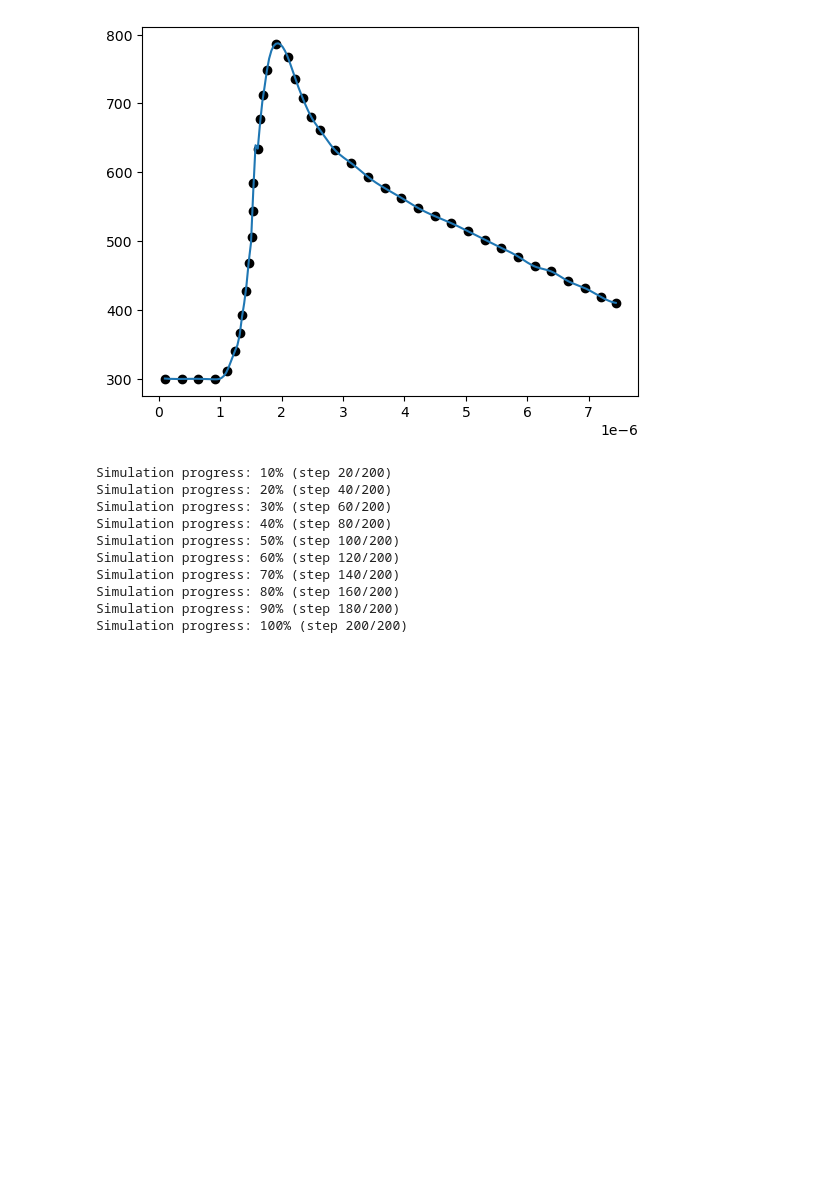
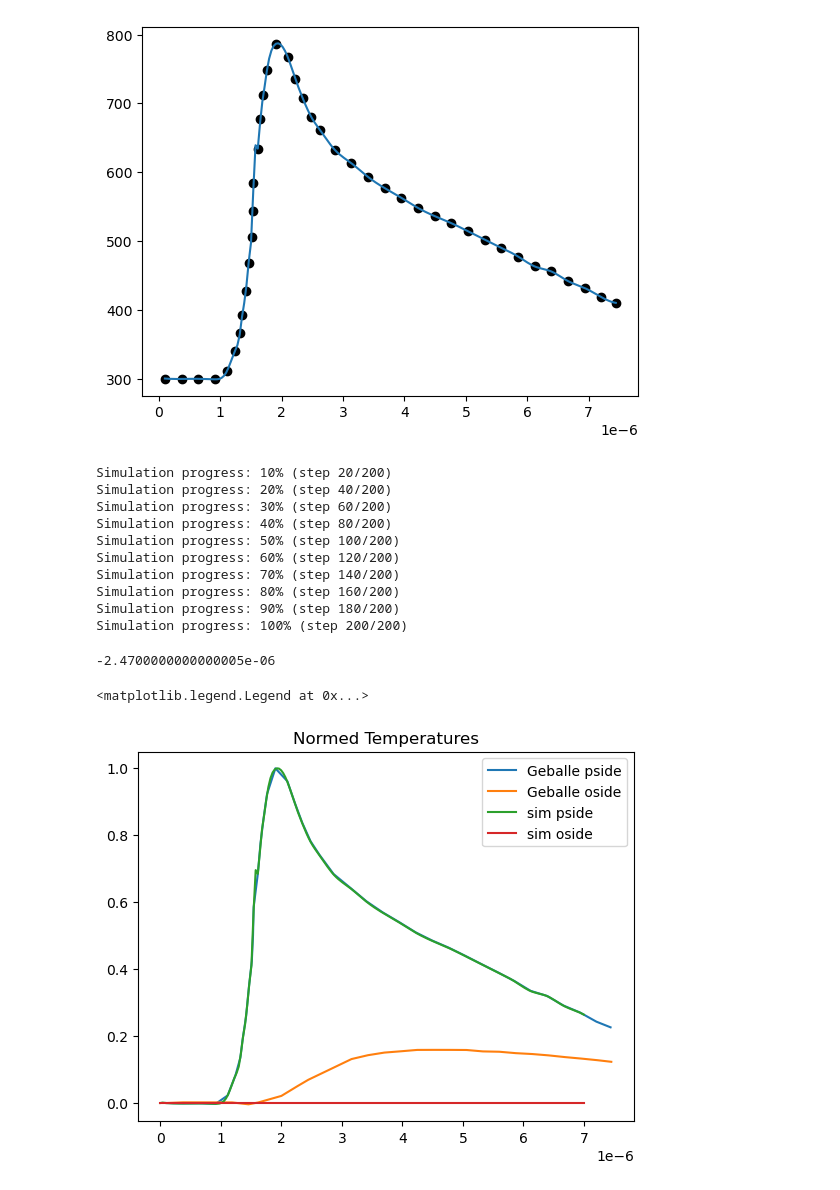
Before and after one commit to cebarker1000/heatflow, a Jupyter notebook: tester.ipynb, the cells around one changed output. Saved outputs shown, nothing was run; the diff lists cells and outputs as text; code cells hidden in the pictures; blank space fills up the shorter version.

```diff
--- a/tester.ipynb
+++ b/tester.ipynb
@@ -42,15 +42,19 @@ df_oside = (df_oside
 
 df_pside['time'] = df_pside['time']* 10 **-6
 df_oside['time'] = df_oside['time']* 10 **-6
+
+df_pside['normed temperature'] = (df_pside['temperature'] - df_pside['temperature'].iloc[0]) / (max(df_pside['temperature']) - min(df_pside['temperature']))
+df_oside['normed temperature'] = (df_oside['temperature'] - df_oside['temperature'].iloc[0]) / (max(df_pside['temperature']) - min(df_pside['temperature']))
 # %%
 # define sample geometries
 
 d_ins_oside = 6.3e-6
 d_ins_pside = 3.2e-6
 d_sample = 1.84e-6
+d_ir = 0.062e-6
 
 # derive / set mesh boundaries
-x_length = d_ins_oside + d_ins_pside + d_sample
+x_length = d_ins_oside + d_ins_pside + d_sample + 2*d_ir
 mesh_xmin, mesh_xmax = -(x_length/2), x_length/2
 
 mesh_ymin, mesh_ymax = -20e-6, 20e-6
@@ -280,3 +336,33 @@ Simulation progress: 70% (step 140/200)
 Simulation progress: 80% (step 160/200)
 Simulation progress: 90% (step 180/200)
 Simulation progress: 100% (step 200/200)
+# %%
+BX_ir_pside
+# %% [output]
+-2.4700000000000005e-06
+# %%
+from io_utilities.xdmf_extract import *
+
+time, data = extract_point_timeseries_xdmf('sim_outputs/test_run_1/solution.xdmf', function_name='Temperature (K)', query_points=[(bx_sample, 0), (BX_sample, 0)])
+sim_df = pd.DataFrame({'time': time,
+                       'pside': data[0],
+                       'oside': data[1]})
+
+sim_df['normed pside'] = (sim_df['pside'] - sim_df['pside'].iloc[0]) / (max(sim_df['pside']) - min(sim_df['pside']))
+sim_df['normed oside'] = (sim_df['oside'] - sim_df['oside'].iloc[0]) / (max(sim_df['pside']) - min(sim_df['pside']))
+# %%
+# absolute temp
+
+fig, ax = plt.subplots()
+
+ax.set_title('Normed Temperatures')
+ax.plot(df_pside['time'], df_pside['normed temperature'], label = 'Geballe pside')
+ax.plot(df_oside['time'], df_oside['normed temperature'], label = 'Geballe oside')
+
+ax.plot(sim_df['time'], sim_df['normed pside'], label = 'sim pside')
+ax.plot(sim_df['time'], sim_df['normed oside'], label = 'sim oside')
+
+ax.legend()
+# %% [output]
+<matplotlib.legend.Legend at 0x...>
+[figure, added]
```
Also changed, not shown: parts of 6 cells of this notebook, 4 other files.
